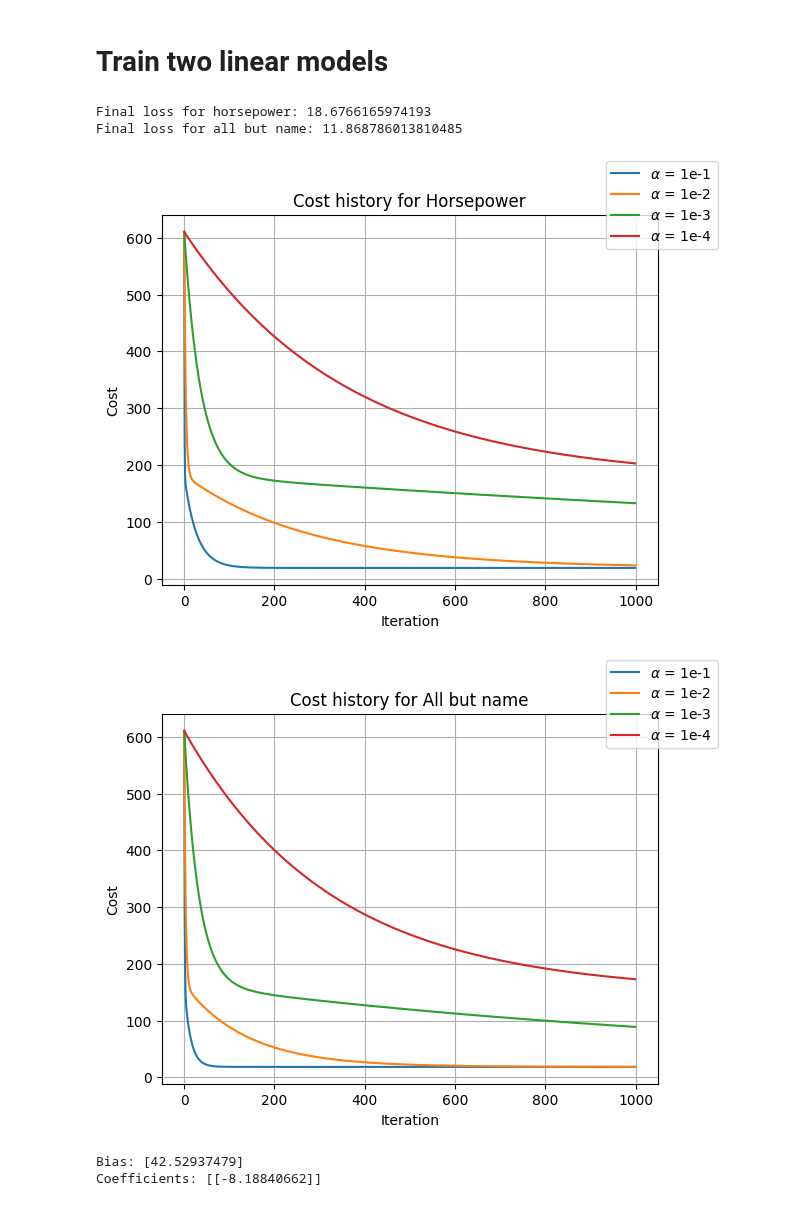
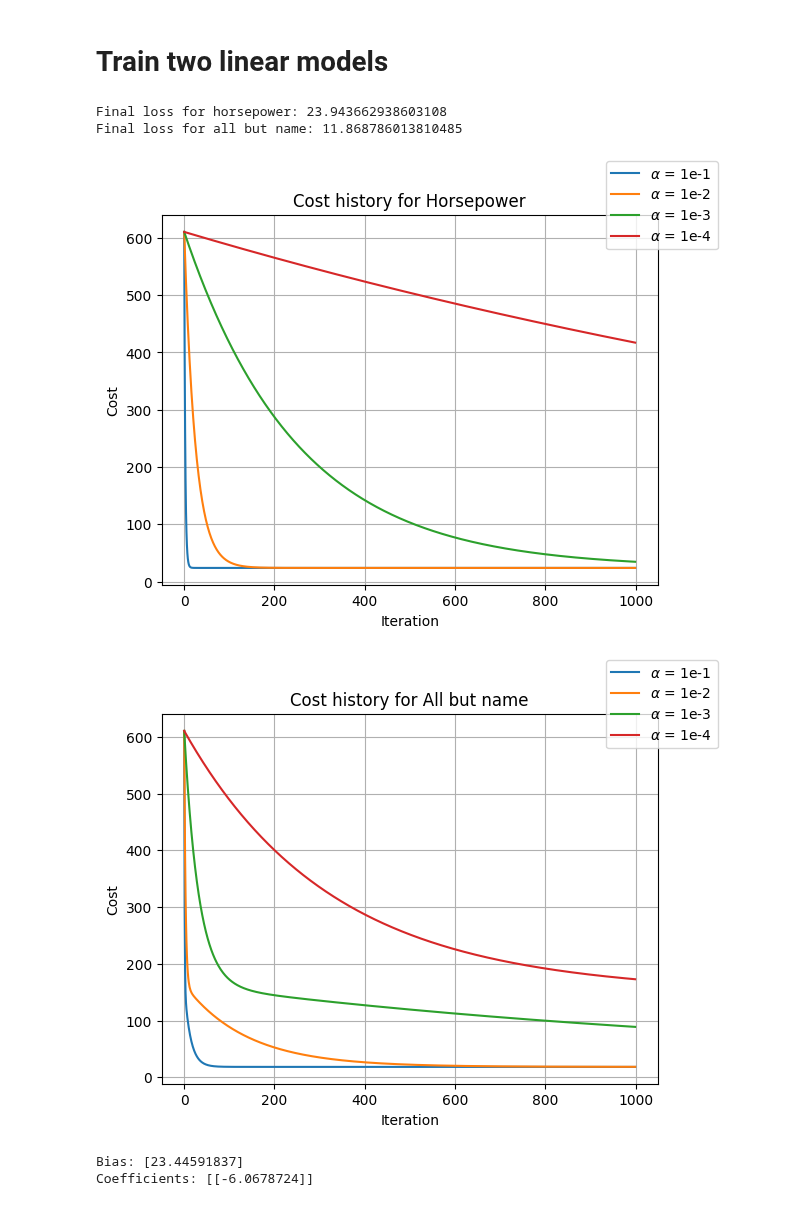
Before and after one commit to vjhwong/DL4IA, a Jupyter notebook: Assignment 1/assignment_1.ipynb, the cells around one changed output. Drawn from its saved outputs; the diff is of its cells as text; code cells hidden in the pictures.

```diff
--- a/Assignment 1/assignment_1.ipynb
+++ b/Assignment 1/assignment_1.ipynb
@@ -10,3 +13,4 @@ from utils import train_linear_model, plot_cost_history
 # Data Ingestion
 # %%
 X_train, y_train = load_auto()
+X_train_hp, y_train = load_auto_hp()
@@ -22,6 +18,7 @@ y_train.shape
 # Normalize the input variables
 # %%
 X_train_normalized = (X_train - np.mean(X_train)) / np.std(X_train)
+X_train_hp_normalized = (X_train_hp - np.mean(X_train_hp)) / np.std(X_train_hp)
 # %% [markdown]
 # Train two linear models
 # %%
@@ -29,40 +26,40 @@ num_iterations = 10**6
 learning_rate = 10**(-1)
 
 # Train on only horsepower (third column)
-weight_1, offset_1, history_1 = train_linear_model(X_train_normalized[:, 3].reshape(-1, 1), y_train, num_iterations, learning_rate)
+weight_1, offset_1, history_1 = train_linear_model(X_train_hp_normalized, y_train, num_iterations, learning_rate)
 # Train on all parameters except name
 weight_2, offset_2, history_2 = train_linear_model(X_train_normalized, y_train, num_iterations, learning_rate)
 
 print(f"Final loss for horsepower: {history_1[-1]}")
 print(f"Final loss for all but name: {history_2[-1]}")
 # %% [output]
-Final loss for horsepower: 18.6766165974193
+Final loss for horsepower: 23.943662938603108
 Final loss for all but name: 11.868786013810485
 # %%
 learning_rate_vec = [-1, -2, -3, -4]
-training_sets = [X_train_normalized[:, 3].reshape(-1, 1), X_train_normalized]
+training_sets = [X_train_hp_normalized, X_train_normalized]
 titles = ["Horsepower", "All but name"]
 
 for X_train, title in zip(training_sets, titles):
     learning_rate_cost = []
     fig, ax = plt.subplots()
     for learning_rate in learning_rate_vec:
         weight, offset, history = train_linear_model(X_train, y_train, 10**3, 10**(learning_rate))
         learning_rate_cost.append(history[-1])
         plot_cost_history(learning_rate, history, ax)
     ax.set_xlabel("Iteration")
     ax.set_ylabel("Cost")
     ax.set_title(f"Cost history for {title}")
     ax.grid()
     fig.legend()
 # %% [output]
-[figure, old version]
+[figure, new version]
 [figure]
 # %%
 import numpy as np
 
 # Define the feature matrix X and the target variable y
-X = X_train_normalized[:, 3].reshape(-1, 1)
+X = X_train_hp_normalized
 y = y_train
 
 # Add a column of ones to X for the bias term
@@ -79,6 +76,6 @@ coefficients = parameters[1:]
 print("Bias:", bias)
 print("Coefficients:", coefficients)
 # %% [output]
-Bias: [42.52937479]
-Coefficients: [[-8.18840662]]
+Bias: [23.44591837]
+Coefficients: [[-6.0678724]]
 # %%
```
Also changed, not shown: parts of 5 cells of this notebook, 7 other files.
